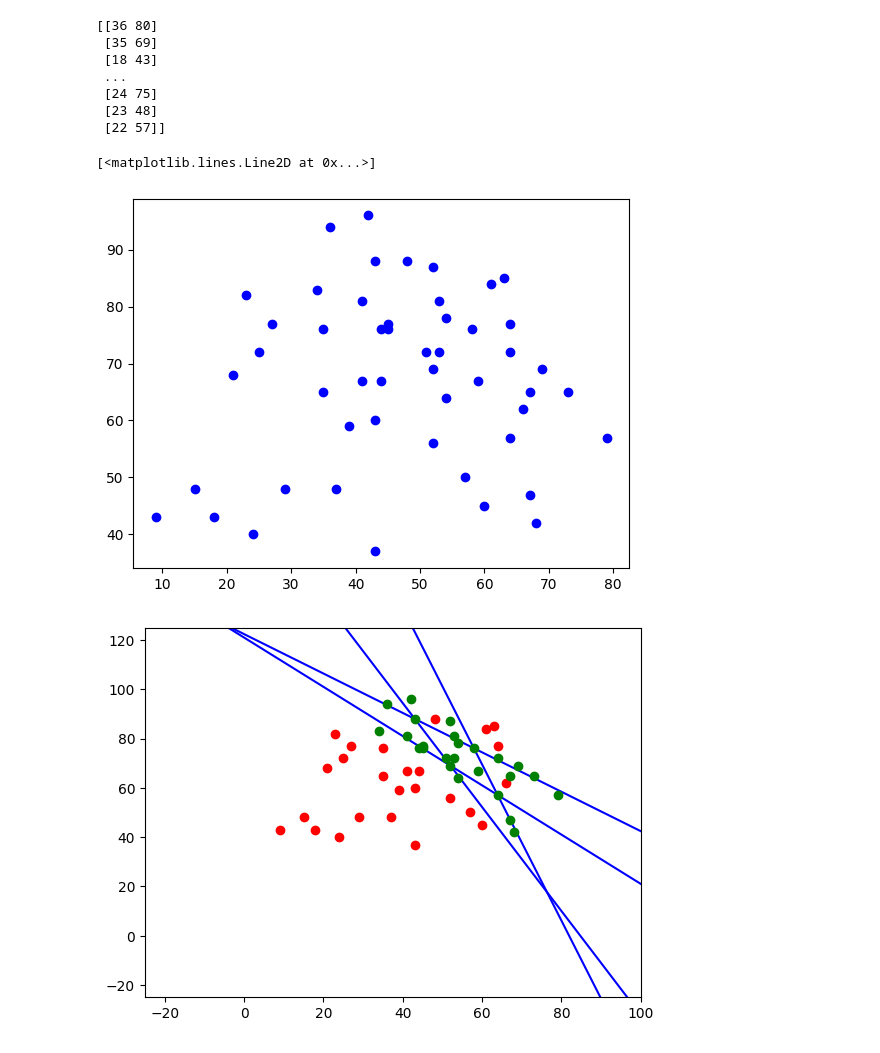
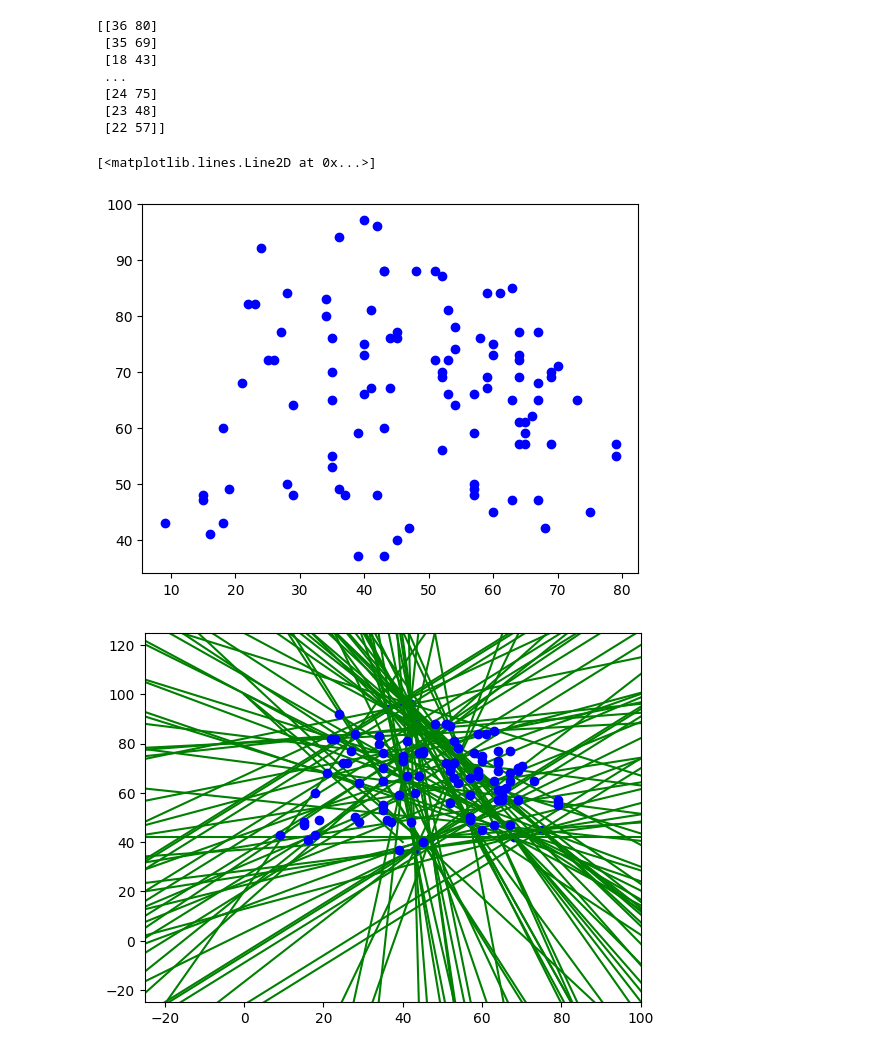
Before and after one commit to VarinKala26/CoresetsForProjectiveClustering, a Jupyter notebook: v1_coresetsforprojectiveclustering.ipynb, the cells around one changed output. Saved outputs shown, nothing was run; the diff lists cells and outputs as text; code cells hidden in the pictures.

```diff
--- a/v1_coresetsforprojectiveclustering.ipynb
+++ b/v1_coresetsforprojectiveclustering.ipynb
@@ -75,7 +77,7 @@ print(data_arr)
 import random
 
 random_seed = 1
-data_freq = 50
+data_freq = 100
 # data = data_arr[:data_freq, :]
 random.seed(random_seed)
 indices = random.sample(range(data_arr.shape[0]), data_freq)
@@ -85,7 +87,7 @@ data = data_arr[indices, :]
 plt.plot(data[:, 0], data[:, 1], marker='o', linestyle=' ', color='blue', label='Bike Data')
 # %% [output]
 [<matplotlib.lines.Line2D at 0x...>]
-[figure, old version]
+[figure, new version]
 # %%
 def _1flat(p1, p2):
     '''
@@ -129,7 +131,7 @@ def find_min_dist(pt, F):
 import heapq
 
 def Approx_k_j_Flats(P, k=2, j=1):
-    C = 7
+    C = 2
 
     t = 1
     Q = P
@@ -164,6 +166,10 @@ def Approx_k_j_Flats(P, k=2, j=1):
         Q = np.array(Q_)
         t += 1
 
+    for pt1 in Q:
+        for pt2 in Q:
+            F.add(_1flat(pt1, pt2))
+
     return Q, F.copy()
 # %%
 # test
@@ -184,30 +190,50 @@ F_ = set()
 for i in range(S_len):
     for j in range(S_len):
         F_.add(_1flat(Q[indx_S0[i]], Q[indx_S1[j]]))
+# %%
+def plotPoint(Q_2):
+    plt.plot(Q_2[:, 0], Q_2[:, 1], marker='o', linestyle=' ', color='blue')
+
+def plotLine(m, c):
+    if m==None:
+        x1, y1, x2, y2 = c, 0, c, 100
+    elif m==0:
+        x1, y1, x2, y2 = 0, c, 100, c
+    else:
+        x1, y1, x2, y2 = 0, c, -c/m, 0
+    if x2!=x1:
+        x = np.linspace(min(x1, x2) - 100, max(x1, x2) + 100, 100)
+        y = m * (x - x1) + y1
+        plt.plot(x, y, linestyle='-', color='green')
+    else:
+        plt.plot([x1, y1], [x2, y2], linestyle='-', color='green')
 # %%
 Q_2, F_2 = Approx_k_j_Flats(data)
 F_2 = list(F_2)
 
-plt.plot(Q_2[:, 0], Q_2[:, 1], marker='o', linestyle=' ', color='red', label='Bike Data')
+# plt.plot(Q_2[:, 0], Q_2[:, 1], marker='o', linestyle=' ', color='red', label='Bike Data')
+plotPoint(Q_2)
 for line in F_2:
-    x1, y1, x2, y2 = 0, line[1], -line[1]/line[0], 0
-#     plt.plot([0, -line[1]/line[0]], [line[1], 0], linestyle='-', color='blue')
-    x = np.linspace(min(x1, x2) - 100, max(x1, x2) + 100, 100)
-    y = ((y2 - y1) / (x2 - x1)) * (x - x1) + y1
-    plt.plot(x, y, linestyle='-', color='blue')
+#     x1, y1, x2, y2 = 0, line[1], -line[1]/line[0], 0
+# #     plt.plot([0, -line[1]/line[0]], [line[1], 0], linestyle='-', color='blue')
+#     x = np.linspace(min(x1, x2) - 100, max(x1, x2) + 100, 100)
+#     y = ((y2 - y1) / (x2 - x1)) * (x - x1) + y1
+#     plt.plot(x, y, linestyle='-', color='blue')
+    plotLine(line[0], line[1])
 
 data_view = data.view([('', data.dtype)] * data.shape[1])
 Q_2_view = Q_2.view([('', Q_2.dtype)] * Q_2.shape[1])
 
 Q_3 = np.setdiff1d(data_view, Q_2_view).view(data.dtype).reshape(-1, data.shape[1])
 
 # mask = ~np.isin(data, Q_2)
 # Q_3 = data[mask]
 # print(len(Q_3))
 
-plt.plot(Q_3[:, 0], Q_3[:, 1], marker='o', linestyle=' ', color='green')
+# plt.plot(Q_3[:, 0], Q_3[:, 1], marker='o', linestyle=' ', color='green')
+plotPoint(Q_3)
 plt.xlim(-25, 100)
 plt.ylim(-25, 125)
 plt.show()
 # %% [output]
-[figure, old version]
+[figure, new version]
```
Also changed, not shown: parts of 4 cells of this notebook.
